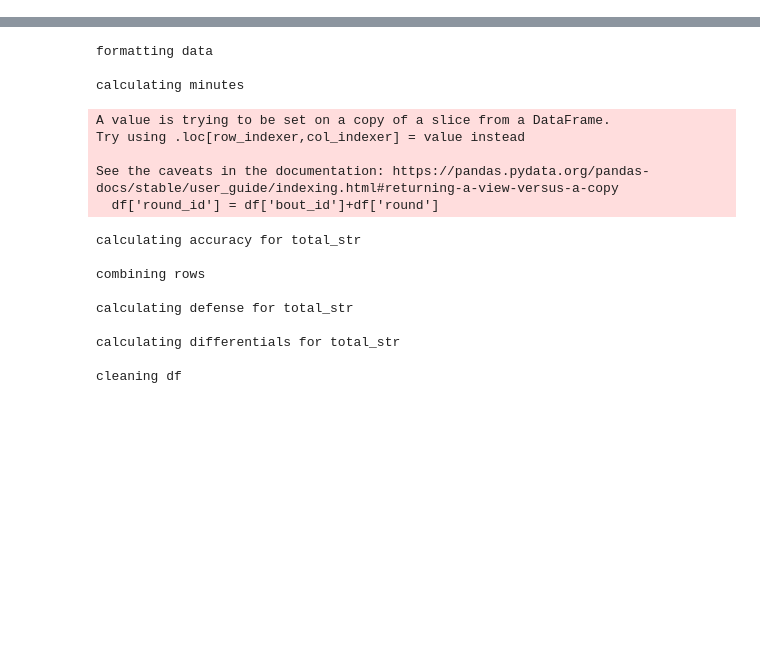
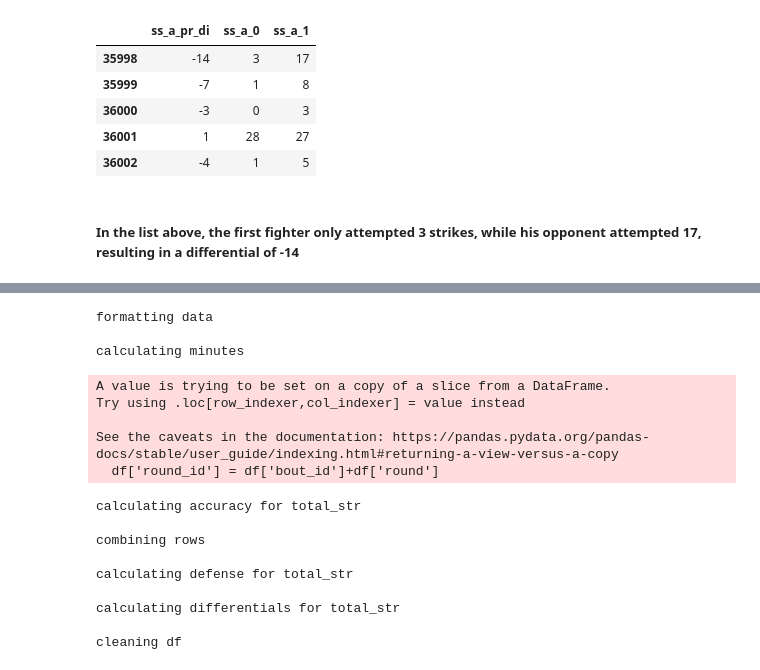
Before and after one commit to mesterhammerfic/match_finder, a Jupyter notebook: notebooks/01_data_cleaning/07c_advanced_statistics_by_round.ipynb, the cells around one changed output, grey strips where cells are left out. Cells and saved outputs as stored; diff of their text form; code cells hidden in the pictures; blank space fills up the shorter version.

```diff
--- a/notebooks/01_data_cleaning/07c_advanced_statistics_by_round.ipynb
+++ b/notebooks/01_data_cleaning/07c_advanced_statistics_by_round.ipynb
@@ -70,0 +85,13 @@ cleaning df
+# %%
+dif_calc_df['ss_a_pr_di'] = dif_calc_df['ss_a_0'] - dif_calc_df['ss_a_1']
+# %%
+dif_calc_df.loc[len(dif_calc_df)-5:,['ss_a_pr_di', 'ss_a_0', 'ss_a_1']]
+# %% [output]
+|  | ss_a_pr_di | ss_a_0 | ss_a_1 |
+| 35998 | -14 | 3 | 17 |
+| 35999 | -7 | 1 | 8 |
+| 36000 | -3 | 0 | 3 |
+| 36001 | 1 | 28 | 27 |
+| 36002 | -4 | 1 | 5 |
+# %% [markdown]
+##### In the list above, the first fighter only attempted 3 strikes, while his opponent attempted 17, resulting in a differential of -14
```
Also changed, not shown: parts of 22 cells of this notebook, 1 other file.
